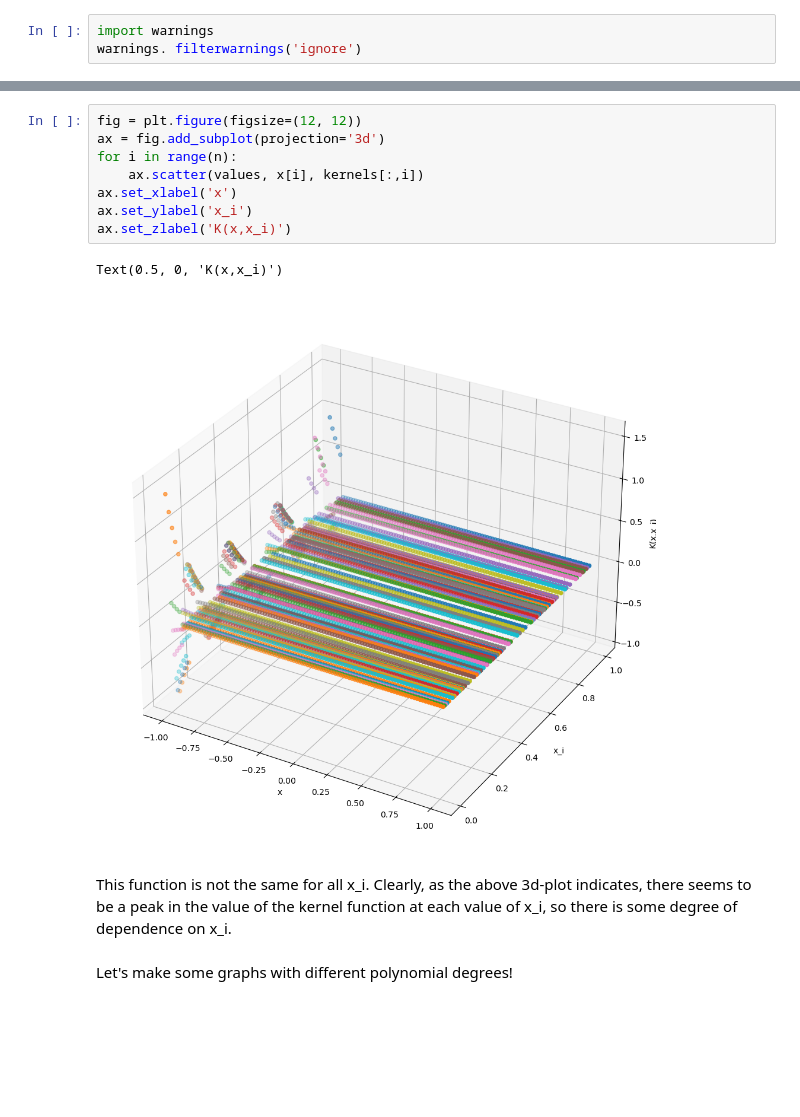
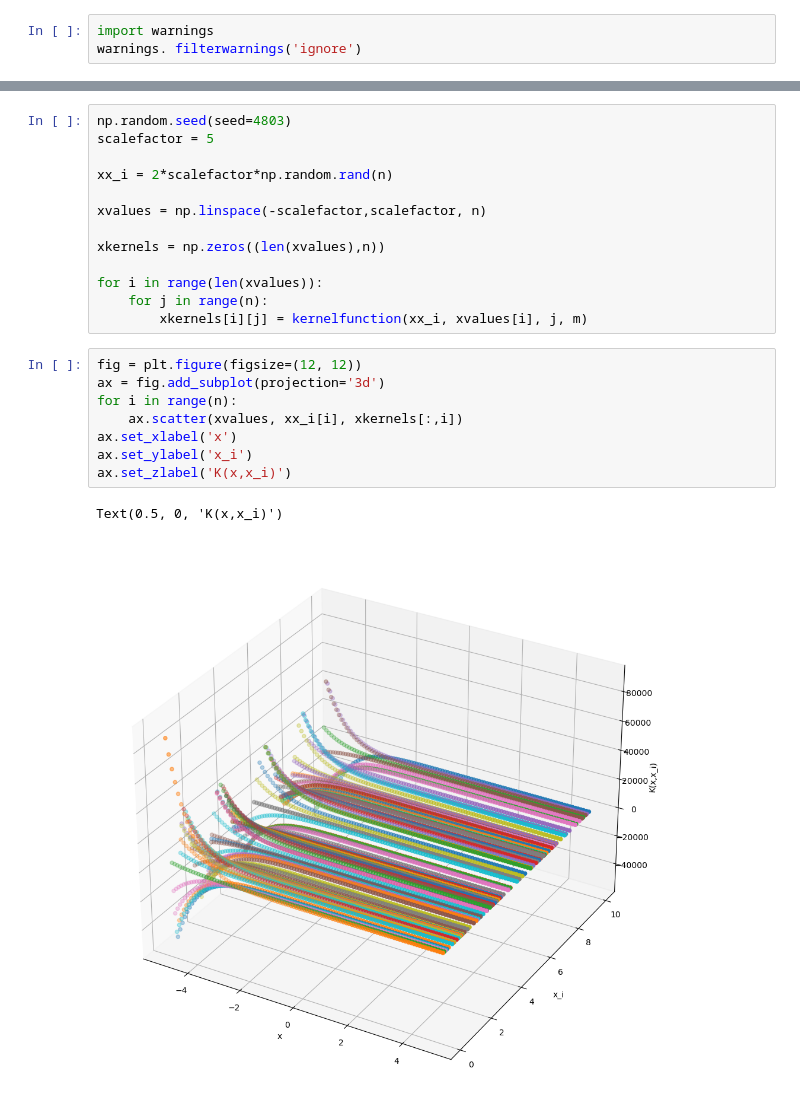
Before and after one commit to asaha1203/cx-4803, a Jupyter notebook: hw_3/hw_3_q3.ipynb, the cells around one changed output, grey strips where cells are left out. Saved outputs shown, nothing was run; the diff lists cells and outputs as text; blank space fills up the shorter version.

```diff
--- a/hw_3/hw_3_q3.ipynb
+++ b/hw_3/hw_3_q3.ipynb
@@ -74,15 +71,24 @@ Text(0.5, 0, 'K(x,x_i)')
-# %%
-fig = plt.figure(figsize=(12, 12))
-ax = fig.add_subplot(projection='3d')
-for i in range(n):
-    ax.scatter(values, x[i], kernels[:,i])
-ax.set_xlabel('x')
-ax.set_ylabel('x_i')
-ax.set_zlabel('K(x,x_i)')
-# %% [output]
-Text(0.5, 0, 'K(x,x_i)')
-[figure, removed]
-# %% [markdown]
-This function is not the same for all x_i. Clearly, as the above 3d-plot indicates, there seems to be a peak in the value of the kernel function at each value of x_i, so there is some degree of dependence on x_i.
-# %% [markdown]
-Let's make some graphs with different polynomial degrees!
+# %%
+np.random.seed(seed=4803)
+scalefactor = 5
+
+xx_i = 2*scalefactor*np.random.rand(n)
+
+xvalues = np.linspace(-scalefactor,scalefactor, n)
+
+xkernels = np.zeros((len(xvalues),n))
+
+for i in range(len(xvalues)):
+    for j in range(n):
+        xkernels[i][j] = kernelfunction(xx_i, xvalues[i], j, m)
+# %%
+fig = plt.figure(figsize=(12, 12))
+ax = fig.add_subplot(projection='3d')
+for i in range(n):
+    ax.scatter(xvalues, xx_i[i], xkernels[:,i])
+ax.set_xlabel('x')
+ax.set_ylabel('x_i')
+ax.set_zlabel('K(x,x_i)')
+# %% [output]
+Text(0.5, 0, 'K(x,x_i)')
+[figure, added]
```
Also changed, not shown: parts of 11 cells of this notebook, 1 other file.
